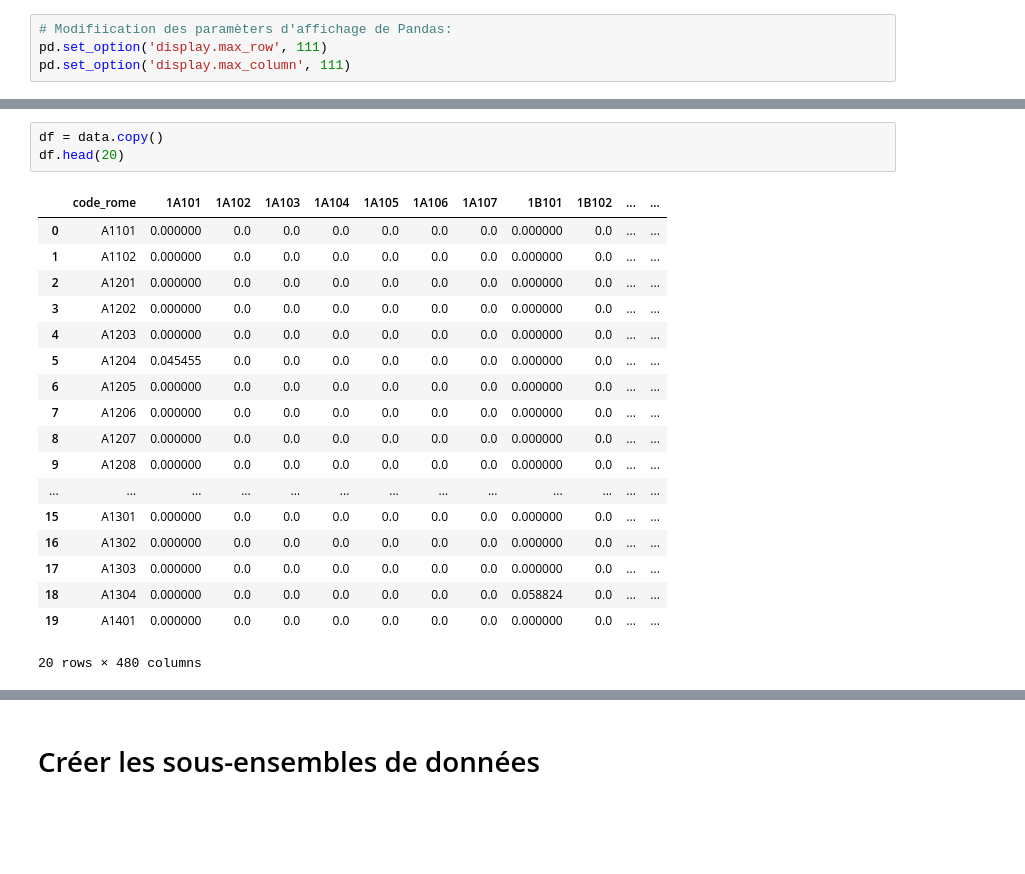
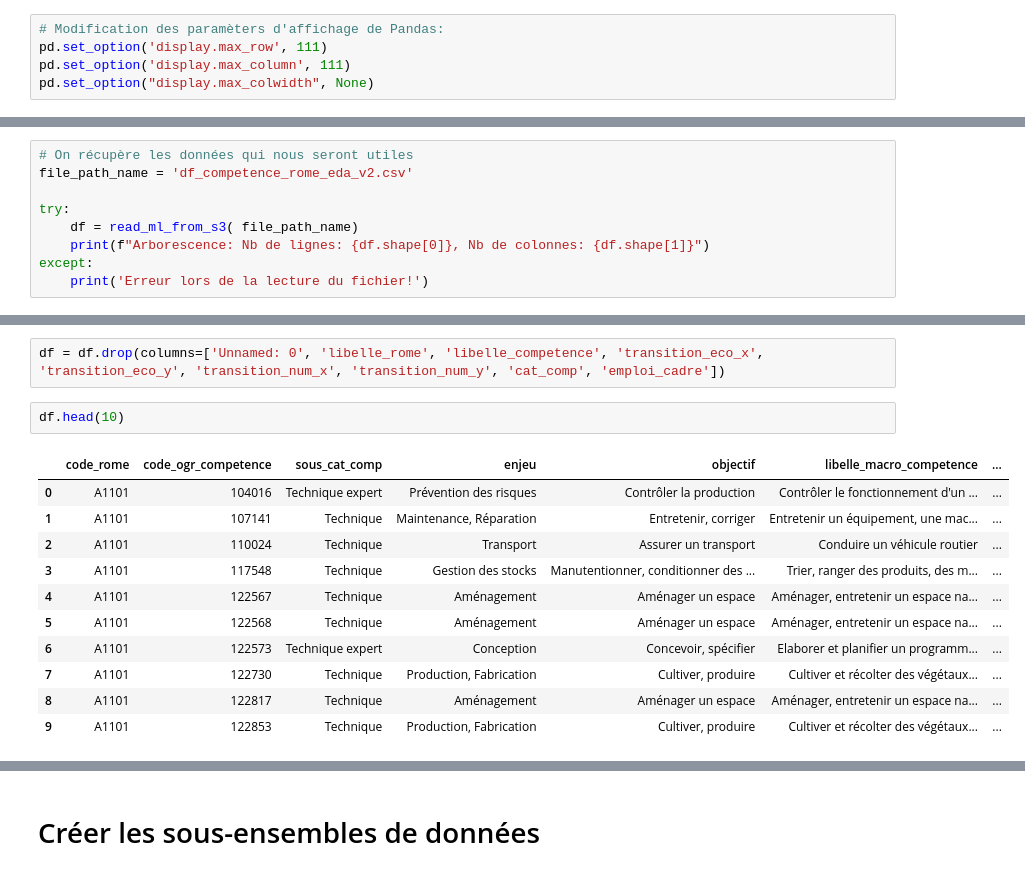
Before and after one commit to salphonse/Radar-Metier, a Jupyter notebook: script/ML/ML - Preprocessing.ipynb, the cells around one changed output, grey strips where cells are left out. Cells and saved outputs as stored; diff of their text form; blank space fills up the shorter version.

```diff
--- a/script/ML/ML - Preprocessing.ipynb
+++ b/script/ML/ML - Preprocessing.ipynb
@@ -13,5 +35,6 @@ import seaborn as sns
 # %%
-# Modifiication des paramèters d'affichage de Pandas:
+# Modification des paramèters d'affichage de Pandas:
 pd.set_option('display.max_row', 111)
 pd.set_option('display.max_column', 111)
+pd.set_option("display.max_colwidth", None)
 # %%
@@ -25,0 +98,9 @@ Fichier chargé:
+# %%
+# On récupère les données qui nous seront utiles
+file_path_name = 'df_competence_rome_eda_v2.csv'
+
+try:
+    df = read_ml_from_s3( file_path_name)
+    print(f"Arborescence: Nb de lignes: {df.shape[0]}, Nb de colonnes: {df.shape[1]}")
+except:
+    print('Erreur lors de la lecture du fichier!')
@@ -30,22 +152,16 @@ data.shape
+# %%
+df = df.drop(columns=['Unnamed: 0', 'libelle_rome', 'libelle_competence', 'transition_eco_x', 'transition_eco_y', 'transition_num_x', 'transition_num_y', 'cat_comp', 'emploi_cadre'])
 # %%
-df = data.copy()
-df.head(20)
+df.head(10)
 # %% [output]
-|  | code_rome | 1A101 | 1A102 | 1A103 | 1A104 | 1A105 | 1A106 | 1A107 | 1B101 | 1B102 | ... | ... |
-| 0 | A1101 | 0.000000 | 0.0 | 0.0 | 0.0 | 0.0 | 0.0 | 0.0 | 0.000000 | 0.0 | ... | ... |
-| 1 | A1102 | 0.000000 | 0.0 | 0.0 | 0.0 | 0.0 | 0.0 | 0.0 | 0.000000 | 0.0 | ... | ... |
-| 2 | A1201 | 0.000000 | 0.0 | 0.0 | 0.0 | 0.0 | 0.0 | 0.0 | 0.000000 | 0.0 | ... | ... |
-| 3 | A1202 | 0.000000 | 0.0 | 0.0 | 0.0 | 0.0 | 0.0 | 0.0 | 0.000000 | 0.0 | ... | ... |
-| 4 | A1203 | 0.000000 | 0.0 | 0.0 | 0.0 | 0.0 | 0.0 | 0.0 | 0.000000 | 0.0 | ... | ... |
-| 5 | A1204 | 0.045455 | 0.0 | 0.0 | 0.0 | 0.0 | 0.0 | 0.0 | 0.000000 | 0.0 | ... | ... |
-| 6 | A1205 | 0.000000 | 0.0 | 0.0 | 0.0 | 0.0 | 0.0 | 0.0 | 0.000000 | 0.0 | ... | ... |
-| 7 | A1206 | 0.000000 | 0.0 | 0.0 | 0.0 | 0.0 | 0.0 | 0.0 | 0.000000 | 0.0 | ... | ... |
-| 8 | A1207 | 0.000000 | 0.0 | 0.0 | 0.0 | 0.0 | 0.0 | 0.0 | 0.000000 | 0.0 | ... | ... |
-| 9 | A1208 | 0.000000 | 0.0 | 0.0 | 0.0 | 0.0 | 0.0 | 0.0 | 0.000000 | 0.0 | ... | ... |
-| ... | ... | ... | ... | ... | ... | ... | ... | ... | ... | ... | ... | ... |
-| 15 | A1301 | 0.000000 | 0.0 | 0.0 | 0.0 | 0.0 | 0.0 | 0.0 | 0.000000 | 0.0 | ... | ... |
-| 16 | A1302 | 0.000000 | 0.0 | 0.0 | 0.0 | 0.0 | 0.0 | 0.0 | 0.000000 | 0.0 | ... | ... |
-| 17 | A1303 | 0.000000 | 0.0 | 0.0 | 0.0 | 0.0 | 0.0 | 0.0 | 0.000000 | 0.0 | ... | ... |
-| 18 | A1304 | 0.000000 | 0.0 | 0.0 | 0.0 | 0.0 | 0.0 | 0.0 | 0.058824 | 0.0 | ... | ... |
-| 19 | A1401 | 0.000000 | 0.0 | 0.0 | 0.0 | 0.0 | 0.0 | 0.0 | 0.000000 | 0.0 | ... | ... |
+|  | code_rome | code_ogr_competence | sous_cat_comp | enjeu | objectif | libelle_macro_competence | ... |
+| 0 | A1101 | 104016 | Technique expert | Prévention des risques | Contrôler la production | Contrôler le fonctionnement d'un ... | ... |
+| 1 | A1101 | 107141 | Technique | Maintenance, Réparation | Entretenir, corriger | Entretenir un équipement, une mac... | ... |
+| 2 | A1101 | 110024 | Technique | Transport | Assurer un transport | Conduire un véhicule routier | ... |
+| 3 | A1101 | 117548 | Technique | Gestion des stocks | Manutentionner, conditionner des ... | Trier, ranger des produits, des m... | ... |
+| 4 | A1101 | 122567 | Technique | Aménagement | Aménager un espace | Aménager, entretenir un espace na... | ... |
+| 5 | A1101 | 122568 | Technique | Aménagement | Aménager un espace | Aménager, entretenir un espace na... | ... |
+| 6 | A1101 | 122573 | Technique expert | Conception | Concevoir, spécifier | Elaborer et planifier un programm... | ... |
+| 7 | A1101 | 122730 | Technique | Production, Fabrication | Cultiver, produire | Cultiver et récolter des végétaux... | ... |
+| 8 | A1101 | 122817 | Technique | Aménagement | Aménager un espace | Aménager, entretenir un espace na... | ... |
+| 9 | A1101 | 122853 | Technique | Production, Fabrication | Cultiver, produire | Cultiver et récolter des végétaux... | ... |
-20 rows × 480 columns
```
Also changed, not shown: parts of 22 cells of this notebook.
